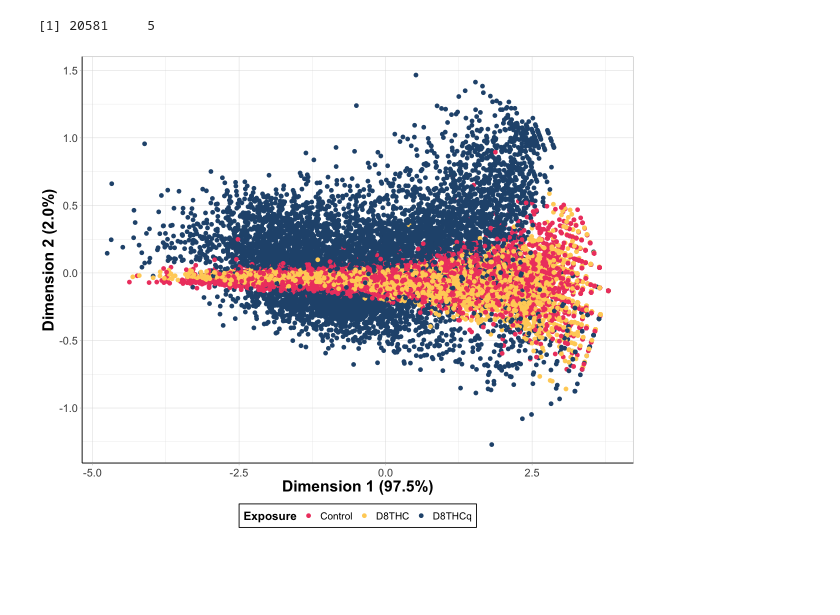
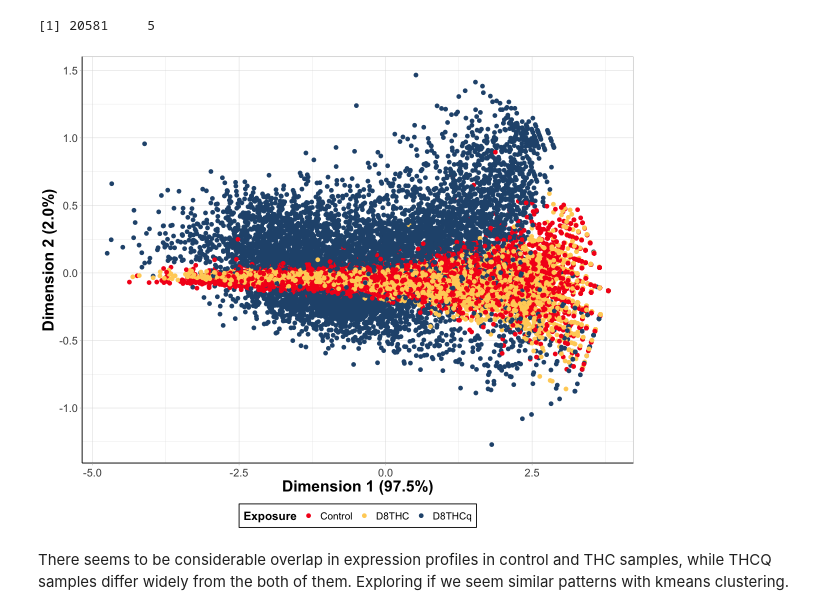
Before and after one commit to UNC-CEMALB/P1016.-THC-RNASeq-Adducts, a Jupyter notebook: 2. Cluster Analysis/Cluster Analysis.ipynb, the cells around one changed output. Saved outputs shown, nothing was run; the diff lists cells and outputs as text; code cells hidden in the pictures; blank space fills up the shorter version.

```diff
--- a/2. Cluster Analysis/Cluster Analysis.ipynb
+++ b/2. Cluster Analysis/Cluster Analysis.ipynb
@@ -184,25 +175,27 @@ dim(full_gene_df)
 [1] 20581     5
 # %%
 options(repr.plot.width=10, repr.plot.height=8) #changing size
-FigureX = ggplot(data = full_gene_df,
+FigureXa = ggplot(data = full_gene_df,
        aes(x = PC1, y = PC2, color = Exposure)) +
   geom_point(size = 2) +
   #geom_text_repel(aes(label = Sample_ID), size = 5) +
 
   theme_light() +
   theme(axis.text.x = element_text(vjust = 0.5), #rotating x labels/ moving x labels slightly to the left
         axis.line = element_line(colour="black"), #making x and y axes black
         axis.text = element_text(size = 13), #changing size of x axis labels
         axis.title = element_text(face = "bold", size = rel(1.7)), #changes axis titles
         legend.title = element_text(face = 'bold', size = 14), #changes legend title
         legend.text = element_text(size = 12), #changes legend text
         legend.position = "bottom", # changing legend position
         legend.background = element_rect(colour = 'black', fill = 'white', linetype = 'solid'),
         strip.text.x = element_text(size = 18, face = "bold"), #changes size of facet x axis
         strip.text.y = element_text(size = 18, face = "bold")) + #changes size of facet y axis
   labs(x = 'Dimension 1 (97.5%)', y = 'Dimension 2 (2.0%)') + #changing axis labels
 
-  scale_color_manual(values = c('#ef476f','#ffd166', '#26547c'))
-FigureX
+  scale_color_manual(values = c('#F5191C','#ffd166', '#26547c'))
+FigureXa
 # %% [output]
-[figure, old version]
+[figure, new version]
+# %% [markdown]
+There seems to be considerable overlap in expression profiles in control and THC samples, while THCQ samples differ widely from the both of them. Exploring if we seem similar patterns with kmeans clustering.
```
Also changed, not shown: parts of 18 cells of this notebook.
